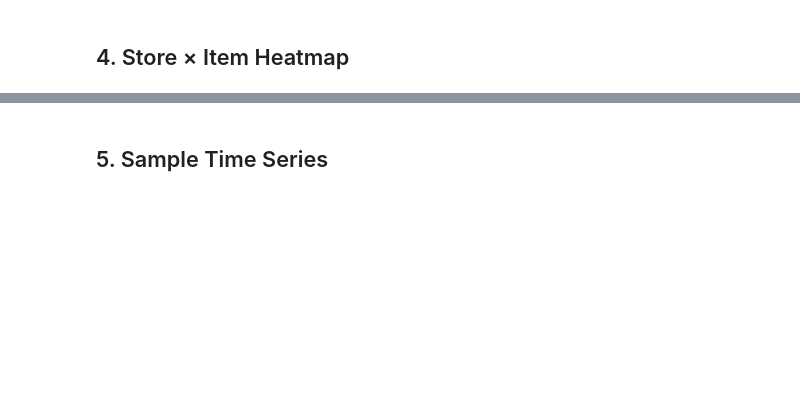
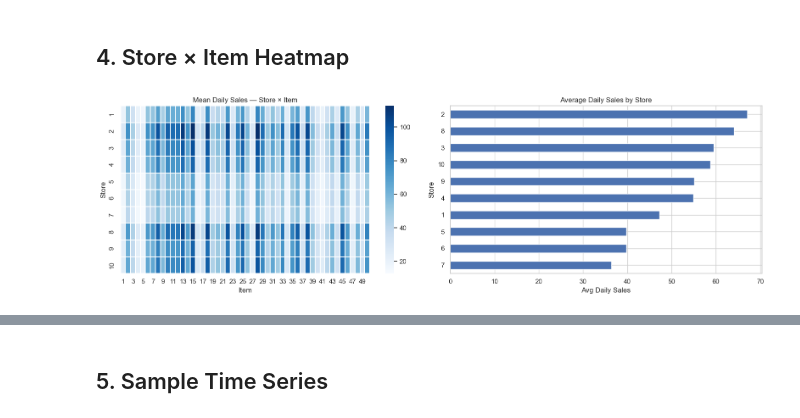
Before and after one commit to dominickyacono/ml-foundations-project, a Jupyter notebook: notebooks/01_eda.ipynb, the cells around one changed output, grey strips where cells are left out. Cells and saved outputs as stored; diff of their text form; code cells hidden in the pictures; blank space fills up the shorter version.

```diff
--- a/notebooks/01_eda.ipynb
+++ b/notebooks/01_eda.ipynb
@@ -61,9 +223,23 @@ plt.show()
 # %%
 pivot = df.groupby(['store', 'item'])['sales'].mean().unstack()
 
-plt.figure(figsize=(14, 5))
-sns.heatmap(pivot, cmap='Blues', linewidths=0.2)
-plt.title('Mean Daily Sales – Store × Item')
+fig, axes = plt.subplots(1, 2, figsize=(16, 5))
+
+# Heatmap
+sns.heatmap(pivot, cmap='Blues', linewidths=0.2, ax=axes[0])
+axes[0].set_title('Mean Daily Sales — Store × Item')
+axes[0].set_xlabel('Item')
+axes[0].set_ylabel('Store')
+
+# Per-store average
+store_avg = df.groupby('store')['sales'].mean().sort_values()
+store_avg.plot(kind='barh', color=BLUE, edgecolor='white', ax=axes[1])
+axes[1].set_title('Average Daily Sales by Store')
+axes[1].set_xlabel('Avg Daily Sales')
+axes[1].set_ylabel('Store')
+
 plt.tight_layout()
-plt.savefig('../results/eda_store_item_heatmap.png', dpi=120)
+plt.savefig('../results/eda_store_item_heatmap.png', dpi=150)
 plt.show()
+# %% [output]
+[figure, added]
```
Also changed, not shown: parts of 32 cells of this notebook, 11 other files.
